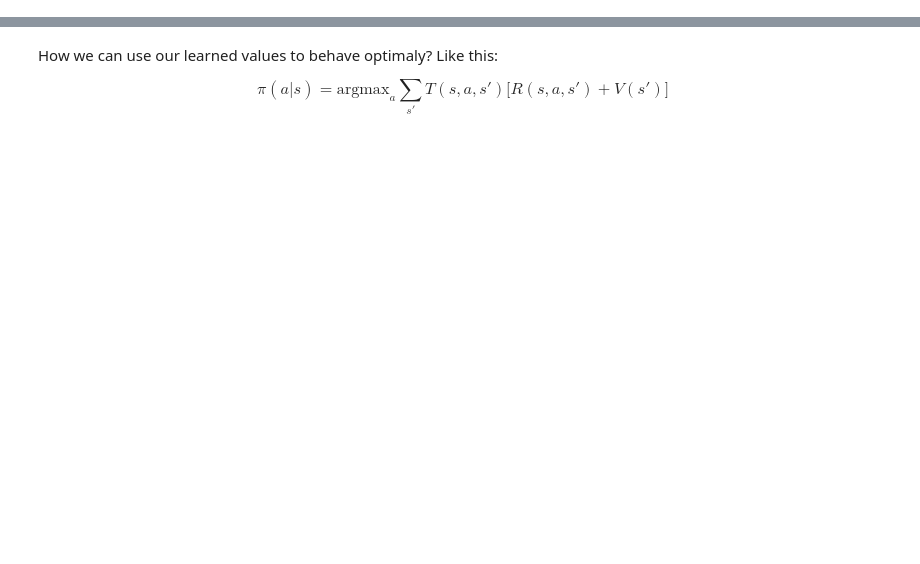
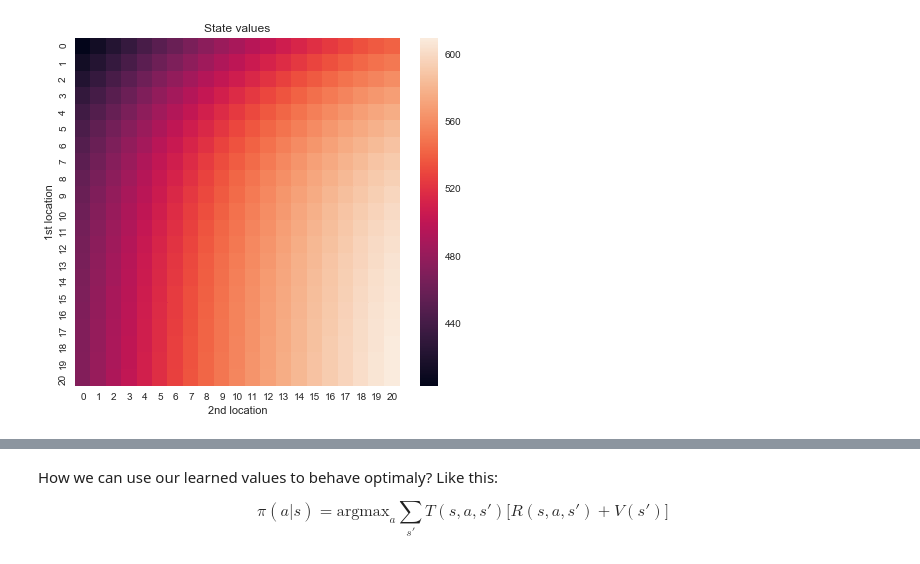
Before and after one commit to piojanu/PG-Summer-School-2018, a Jupyter notebook: Hands-on/Dynamic_Programming.ipynb, the cells around one changed output, grey strips where cells are left out. Drawn from its saved outputs; the diff is of its cells as text; code cells hidden in the pictures; blank space fills up the shorter version.

Commit message:
Add Policy Iteration hands-on

```diff
--- a/Hands-on/Dynamic_Programming.ipynb
+++ b/Hands-on/Dynamic_Programming.ipynb
@@ -49,0 +39,12 @@ $$
+# %%
+mdp = MDP()
+T = mdp.get_dynamics(path='data.npy')
+
+STATE_SPACE = T.shape[:2]
+print("State space shape: ", STATE_SPACE)
+ACTION_SPACE = T.shape[2]
+print("Action space size: ", ACTION_SPACE)
+
+# Initialize arbitrary policy and state values
+pi = np.zeros(STATE_SPACE, dtype=np.int)
+V = np.zeros(STATE_SPACE, dtype=np.float)
@@ -49,0 +58,23 @@ $$
+# %%
+def q_value(n1, n2, action, gamma):
+    q = .0
+    for n1_, n2_ in mdp.states_iter():
+        p, r = T[n1, n2, action, n1_, n2_]
+        q += p * (r + gamma * V[n1_, n2_])
+
+    return q
+
+def policy_evaluation(gamma, theta):
+    while True:
+        V_old = np.copy(V)
+        for n1, n2 in mdp.states_iter():
+            V[n1, n2] = q_value(n1, n2, pi[n1, n2], gamma=gamma)
+
+        max_diff = np.max(np.abs(V_old - V))
+        if max_diff < theta:
+            break
+
+policy_evaluation(gamma=0.9, theta=1.)
+visualize(V=V)
+# %% [output]
+[figure, added]
```
Also changed, not shown: parts of 19 cells of this notebook, 3 other files.
